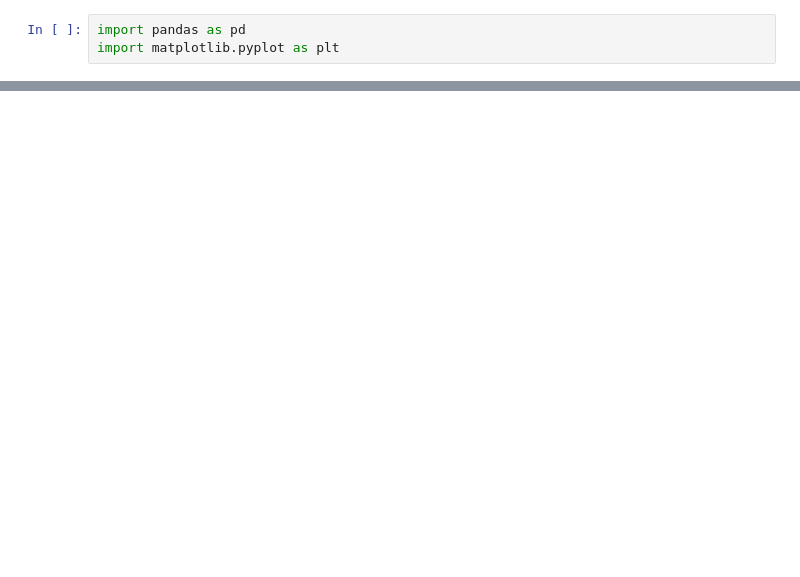
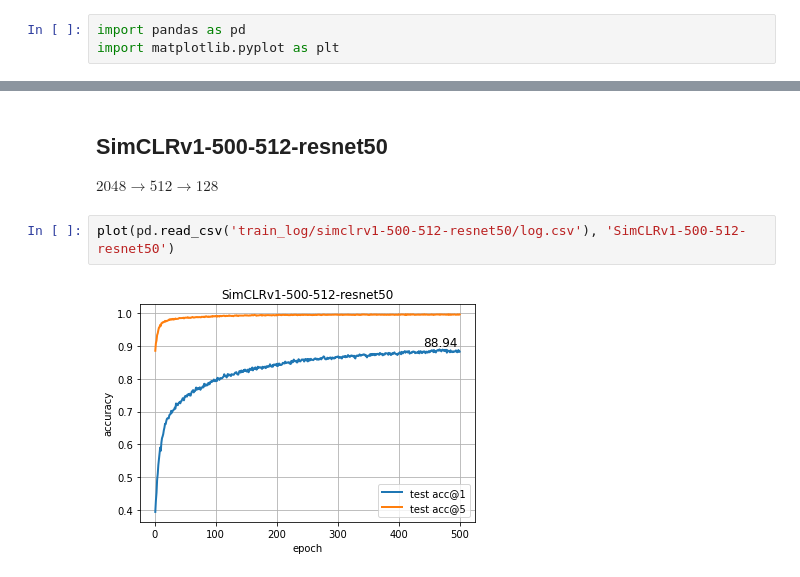
Before and after one commit to Cheng-Chen-NYU/cssl, a Jupyter notebook: illustrate.ipynb, the cells around one changed output, grey strips where cells are left out. Saved outputs shown, nothing was run; the diff lists cells and outputs as text; blank space fills up the shorter version.

```diff
--- a/illustrate.ipynb
+++ b/illustrate.ipynb
@@ -65,0 +28,7 @@ plot(m1, 'MoCov1-512-resnet18')
+# %% [markdown]
+## SimCLRv1-500-512-resnet50
+$2048\to512\to128$
+# %%
+plot(pd.read_csv('train_log/simclrv1-500-512-resnet50/log.csv'), 'SimCLRv1-500-512-resnet50')
+# %% [output]
+[figure, added]
```
Also changed, not shown: parts of 23 cells of this notebook, 2 other files.
